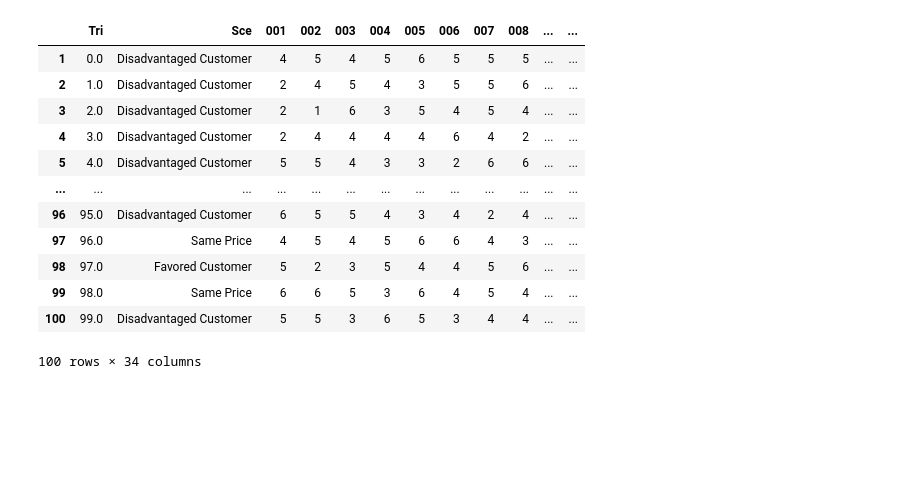
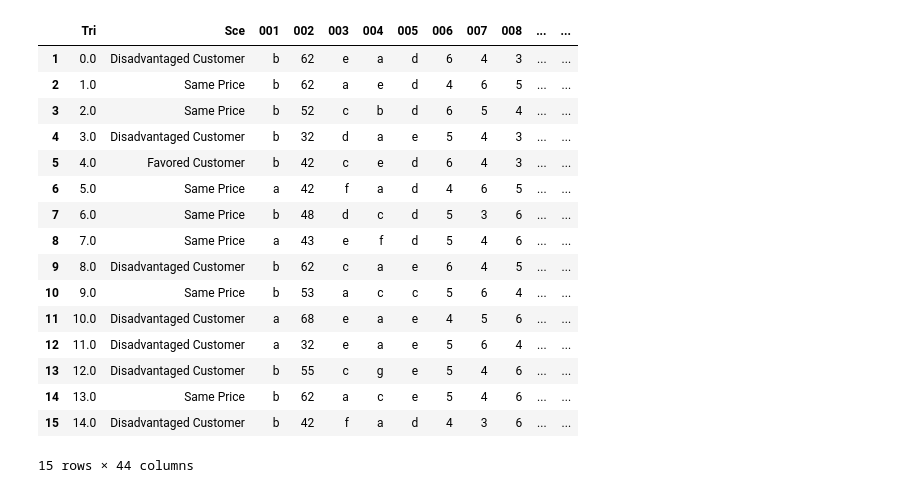
Before and after one commit to klugeann/master-thesis, a Jupyter notebook: analysis/analysis_survey1.ipynb, the cells around one changed output. Drawn from its saved outputs; the diff is of its cells as text; code cells hidden in the pictures; blank space fills up the shorter version.

```diff
--- a/analysis/analysis_survey1.ipynb
+++ b/analysis/analysis_survey1.ipynb
@@ -6,5 +11,5 @@ import re
 # %%
-raw_df = pd.read_csv("results/survey1_pilot_v1.csv")
+raw_df = pd.read_csv("../results/pilot5_survey1_normal.csv")
 # %%
 short_col_df = raw_df.rename(lambda s: s[0:3], axis='columns')
 short_col_df
@@ -35,8 +45,19 @@ Index(['001', '002', '003'], dtype='object')
 # Remove first row
 df = short_col_df.loc[1:len(short_col_df)].copy()
 
+def to_number_if_number(s):
+    if s.isnumeric():
+        return int(s)
+    return s
+
 for col in ["{0:03}".format(i) for i in range(1, 29)]:
-    df[col] = df[col].str.extract(r'^([a-zA-Z0-9]+).*', expand=False)
+    df[col] = (df[col]
+        .str.extract(r'^([a-zA-Z0-9]+).*', expand=False)
+        .map(to_number_if_number)
+    )
+
+# Fix scenario error
+df["Sce"] = df["Sce"].str.extract(r'^[0-9]*\s?(.*)$', expand=False)
 
 df
 # %% [output]
@@ -56,25 +81,29 @@ df
 # %%
 def mean(s):
     return sum(s)/len(s)
 
-df["Price Fairness"] = mean([df[i].astype('int') for i in column_group_index("01 Distributive Price Fairness Perception")])
-df["Purchase Intention"] = mean([df[i].astype('int') for i in column_group_index("03 Purchase Intention")])
-df["Future Search Intention"] = mean([df[i].astype('int') for i in column_group_index("04 Future Search Intention")])
-df["Product Involvement"] = mean([df[i].astype('int') for i in column_group_index("08 Product Involvement")])
+df["price_fairness"] = mean([df[i].astype('int') for i in column_group_index("01 Distributive Price Fairness Perception")])
+df["purchase_intention"] = mean([df[i].astype('int') for i in column_group_index("03 Purchase Intention")])
+df["future_search_intention"] = mean([df[i].astype('int') for i in column_group_index("04 Future Search Intention")])
+df["product_involvement"] = mean([df[i].astype('int') for i in column_group_index("08 Product Involvement")])
 df
 # %% [output]
 |  | Tri | Sce | 001 | 002 | 003 | 004 | 005 | 006 | 007 | 008 | ... | ... |
-| 1 | 0.0 | Disadvantaged Customer | 4 | 5 | 4 | 5 | 6 | 5 | 5 | 5 | ... | ... |
-| 2 | 1.0 | Disadvantaged Customer | 2 | 4 | 5 | 4 | 3 | 5 | 5 | 6 | ... | ... |
-| 3 | 2.0 | Disadvantaged Customer | 2 | 1 | 6 | 3 | 5 | 4 | 5 | 4 | ... | ... |
-| 4 | 3.0 | Disadvantaged Customer | 2 | 4 | 4 | 4 | 4 | 6 | 4 | 2 | ... | ... |
-| 5 | 4.0 | Disadvantaged Customer | 5 | 5 | 4 | 3 | 3 | 2 | 6 | 6 | ... | ... |
-| ... | ... | ... | ... | ... | ... | ... | ... | ... | ... | ... | ... | ... |
-| 96 | 95.0 | Disadvantaged Customer | 6 | 5 | 5 | 4 | 3 | 4 | 2 | 4 | ... | ... |
-| 97 | 96.0 | Same Price | 4 | 5 | 4 | 5 | 6 | 6 | 4 | 3 | ... | ... |
-| 98 | 97.0 | Favored Customer | 5 | 2 | 3 | 5 | 4 | 4 | 5 | 6 | ... | ... |
-| 99 | 98.0 | Same Price | 6 | 6 | 5 | 3 | 6 | 4 | 5 | 4 | ... | ... |
-| 100 | 99.0 | Disadvantaged Customer | 5 | 5 | 3 | 6 | 5 | 3 | 4 | 4 | ... | ... |
+| 1 | 0.0 | Disadvantaged Customer | b | 62 | e | a | d | 6 | 4 | 3 | ... | ... |
+| 2 | 1.0 | Same Price | b | 62 | a | e | d | 4 | 6 | 5 | ... | ... |
+| 3 | 2.0 | Same Price | b | 52 | c | b | d | 6 | 5 | 4 | ... | ... |
+| 4 | 3.0 | Disadvantaged Customer | b | 32 | d | a | e | 5 | 4 | 3 | ... | ... |
+| 5 | 4.0 | Favored Customer | b | 42 | c | e | d | 6 | 4 | 3 | ... | ... |
+| 6 | 5.0 | Same Price | a | 42 | f | a | d | 4 | 6 | 5 | ... | ... |
+| 7 | 6.0 | Same Price | b | 48 | d | c | d | 5 | 3 | 6 | ... | ... |
+| 8 | 7.0 | Same Price | a | 43 | e | f | d | 5 | 4 | 6 | ... | ... |
+| 9 | 8.0 | Disadvantaged Customer | b | 62 | c | a | e | 6 | 4 | 5 | ... | ... |
+| 10 | 9.0 | Same Price | b | 53 | a | c | c | 5 | 6 | 4 | ... | ... |
+| 11 | 10.0 | Disadvantaged Customer | a | 68 | e | a | e | 4 | 5 | 6 | ... | ... |
+| 12 | 11.0 | Disadvantaged Customer | a | 32 | e | a | e | 5 | 6 | 4 | ... | ... |
+| 13 | 12.0 | Disadvantaged Customer | b | 55 | c | g | e | 5 | 4 | 6 | ... | ... |
+| 14 | 13.0 | Same Price | b | 62 | a | c | e | 5 | 4 | 6 | ... | ... |
+| 15 | 14.0 | Disadvantaged Customer | b | 42 | f | a | d | 4 | 3 | 6 | ... | ... |
-100 rows × 34 columns
+15 rows × 44 columns
 # %%
 variablen = [
```
Also changed, not shown: parts of 15 cells of this notebook, 5 other files.
